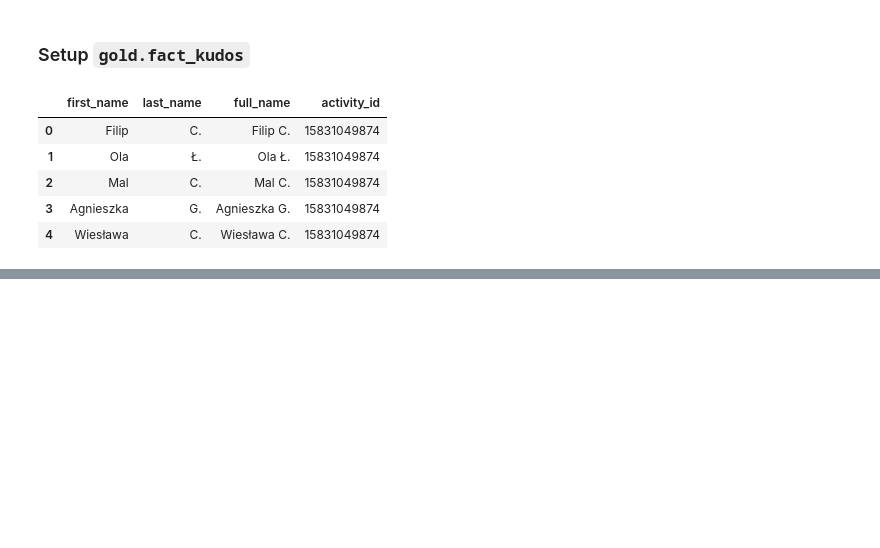
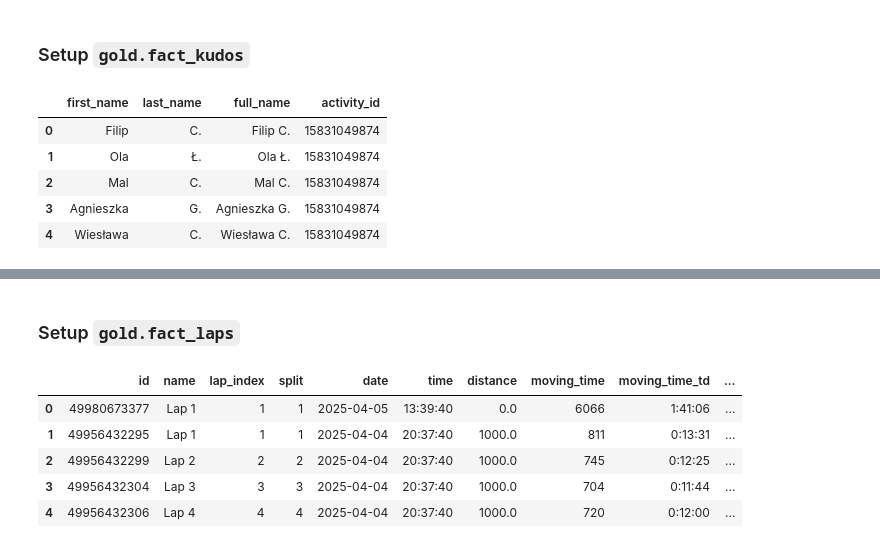
Before and after one commit to lowickib/Strava-Analytics, a Jupyter notebook: 3_Gold_Layer.ipynb, the cells around one changed output, grey strips where cells are left out. Cells and saved outputs as stored; diff of their text form; code cells hidden in the pictures; blank space fills up the shorter version.

```diff
--- a/3_Gold_Layer.ipynb
+++ b/3_Gold_Layer.ipynb
@@ -934,0 +974,46 @@ fact_kudos_df.to_sql(
+# %% [markdown]
+### Setup `gold.fact_laps`
+# %%
+fact_laps_df = laps_df.copy()
+# %%
+fact_laps_df = fact_laps_df.drop(columns=['moving_time_td', 'elapsed_time_td'])
+fact_laps_df.loc[:, "moving_time_td"]  = extract_timedelta(fact_laps_df["moving_time"])
+fact_laps_df.loc[:, "elapsed_time_td"] = extract_timedelta(fact_laps_df["elapsed_time"])
+# %%
+fact_laps_df['date'] = fact_laps_df['start_date_local_dt'].dt.date
+fact_laps_df['time'] = fact_laps_df['start_date_local_dt'].dt.time
+# %%
+fact_laps_cols_clean = [
+  'id',
+  'name',
+  'lap_index',
+  'split',
+  'date',
+  'time',
+  'distance',
+  'moving_time',
+  'moving_time_td',
+  'elapsed_time',
+  'elapsed_time_td',
+  'total_elevation_gain',
+  'average_speed',
+  'avg_pace_str',
+  'avg_pace_float',
+  'max_speed',
+  'max_pace_str',
+  'max_pace_float',
+  'average_cadence',
+  'average_heartrate',
+  'max_heartrate',
+  'activity_id'
+]
+fact_laps_df = fact_laps_df[fact_laps_cols_clean]
+# %%
+fact_laps_df.head()
+# %% [output]
+|  | id | name | lap_index | split | date | time | distance | moving_time | moving_time_td | ... |
+| 0 | 49980673377 | Lap 1 | 1 | 1 | 2025-04-05 | 13:39:40 | 0.0 | 6066 | 1:41:06 | ... |
+| 1 | 49956432295 | Lap 1 | 1 | 1 | 2025-04-04 | 20:37:40 | 1000.0 | 811 | 0:13:31 | ... |
+| 2 | 49956432299 | Lap 2 | 2 | 2 | 2025-04-04 | 20:37:40 | 1000.0 | 745 | 0:12:25 | ... |
+| 3 | 49956432304 | Lap 3 | 3 | 3 | 2025-04-04 | 20:37:40 | 1000.0 | 704 | 0:11:44 | ... |
+| 4 | 49956432306 | Lap 4 | 4 | 4 | 2025-04-04 | 20:37:40 | 1000.0 | 720 | 0:12:00 | ... |
```
Also changed, not shown: parts of 22 cells of this notebook, 4 other files.
